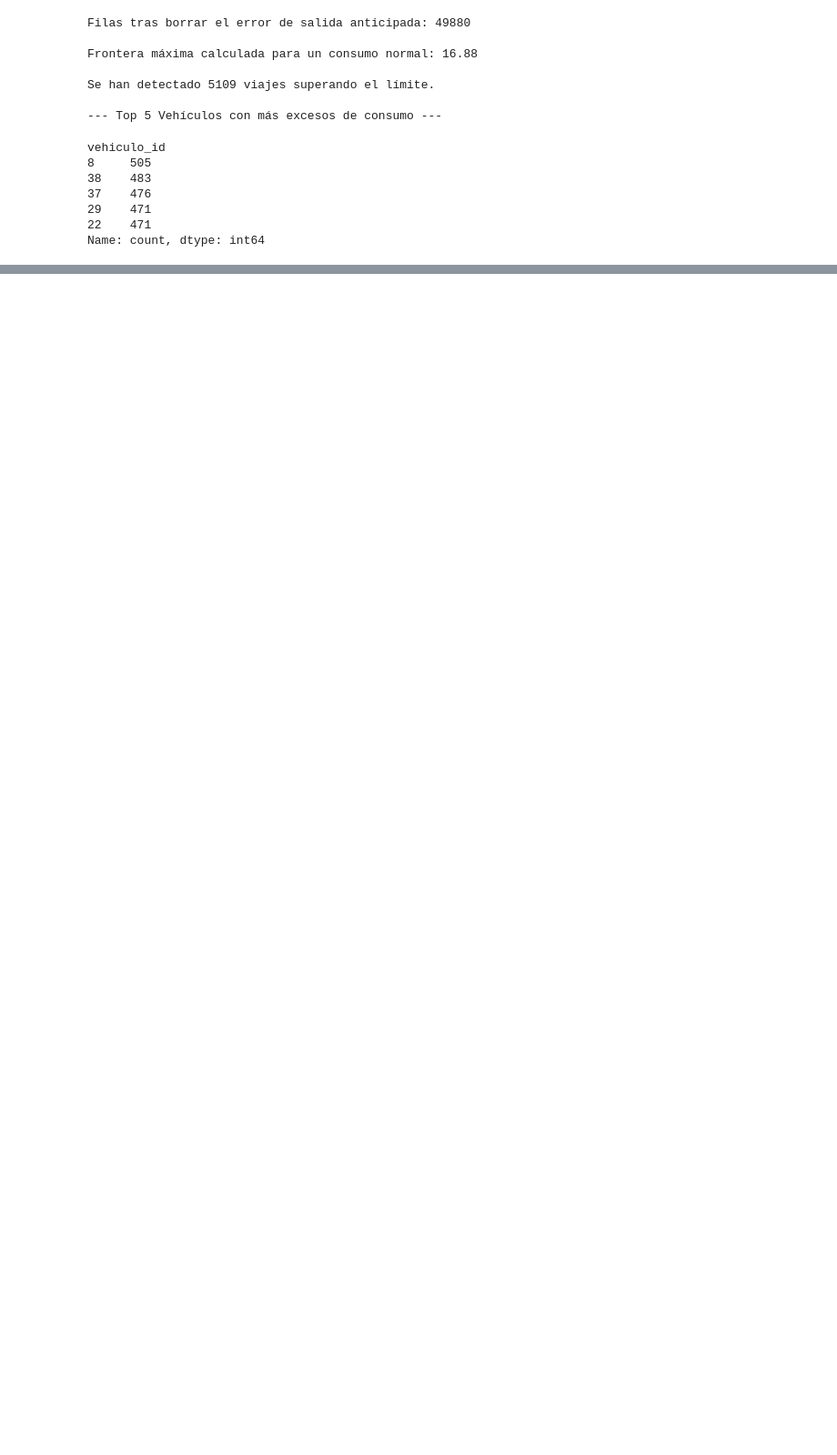
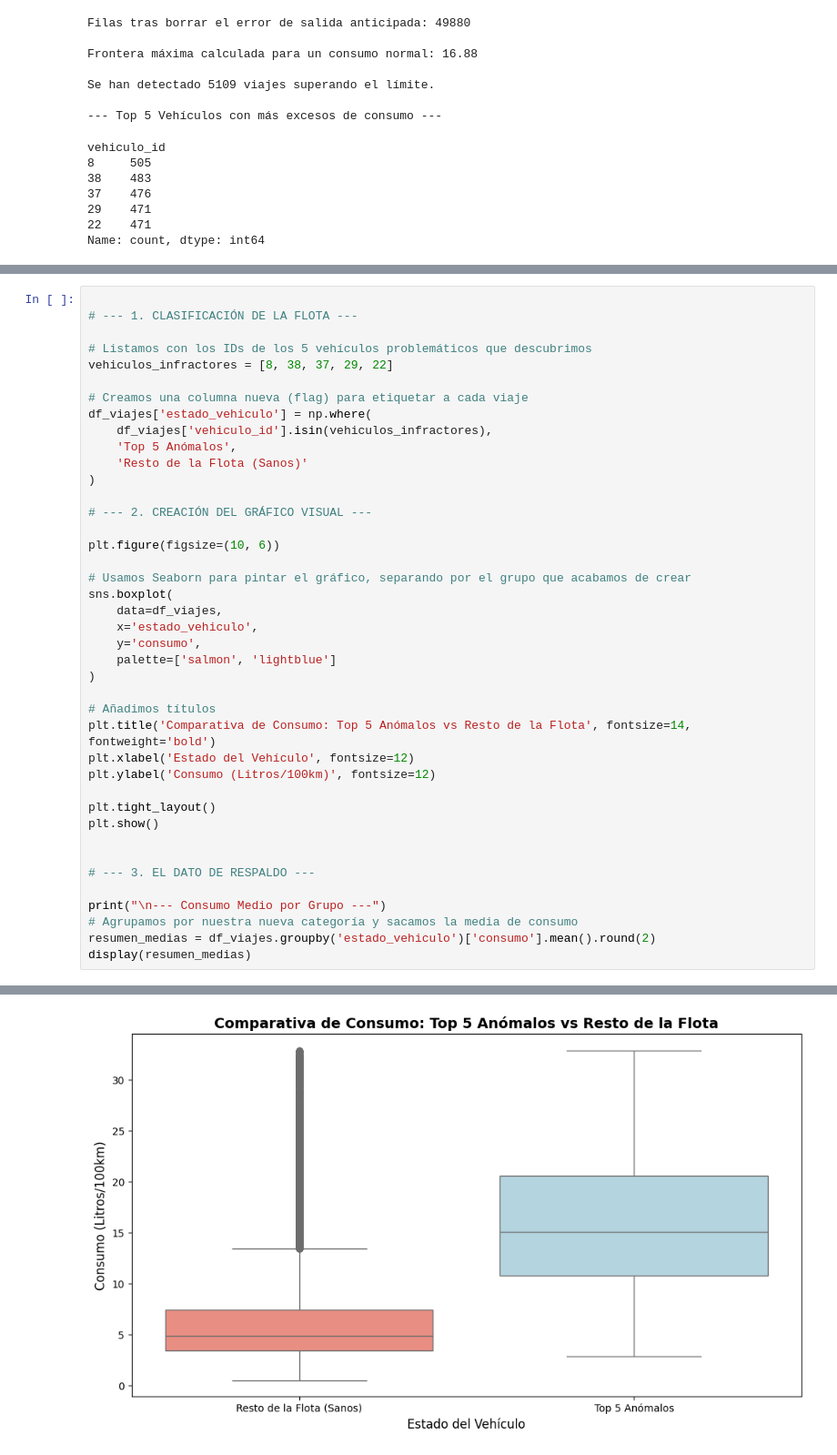
Before and after one commit to databaandsc/MetroBus_Analytics, a Jupyter notebook: 01_eda.ipynb, the cells around one changed output, grey strips where cells are left out. Shown at 91% size. Saved outputs shown, nothing was run; the diff lists cells and outputs as text; blank space fills up the shorter version.

```diff
--- a/01_eda.ipynb
+++ b/01_eda.ipynb
@@ -364,0 +368,42 @@ Name: count, dtype: int64
+# %%
+
+# --- 1. CLASIFICACIÓN DE LA FLOTA ---
+
+# Listamos con los IDs de los 5 vehículos problemáticos que descubrimos
+vehiculos_infractores = [8, 38, 37, 29, 22]
+
+# Creamos una columna nueva (flag) para etiquetar a cada viaje
+df_viajes['estado_vehiculo'] = np.where(
+    df_viajes['vehiculo_id'].isin(vehiculos_infractores),
+    'Top 5 Anómalos',
+    'Resto de la Flota (Sanos)'
+)
+
+# --- 2. CREACIÓN DEL GRÁFICO VISUAL ---
+
+plt.figure(figsize=(10, 6))
+
+# Usamos Seaborn para pintar el gráfico, separando por el grupo que acabamos de crear
+sns.boxplot(
+    data=df_viajes,
+    x='estado_vehiculo',
+    y='consumo',
+    palette=['salmon', 'lightblue']
+)
+
+# Añadimos títulos
+plt.title('Comparativa de Consumo: Top 5 Anómalos vs Resto de la Flota', fontsize=14, fontweight='bold')
+plt.xlabel('Estado del Vehículo', fontsize=12)
+plt.ylabel('Consumo (Litros/100km)', fontsize=12)
+
+plt.tight_layout()
+plt.show()
+
+
+# --- 3. EL DATO DE RESPALDO ---
+
+print("\n--- Consumo Medio por Grupo ---")
+# Agrupamos por nuestra nueva categoría y sacamos la media de consumo
+resumen_medias = df_viajes.groupby('estado_vehiculo')['consumo'].mean().round(2)
+display(resumen_medias)
+# %% [output]
@@ -364,0 +413 @@ Name: count, dtype: int64
+[figure, added]
```
Also changed, not shown: parts of 6 cells of this notebook.
